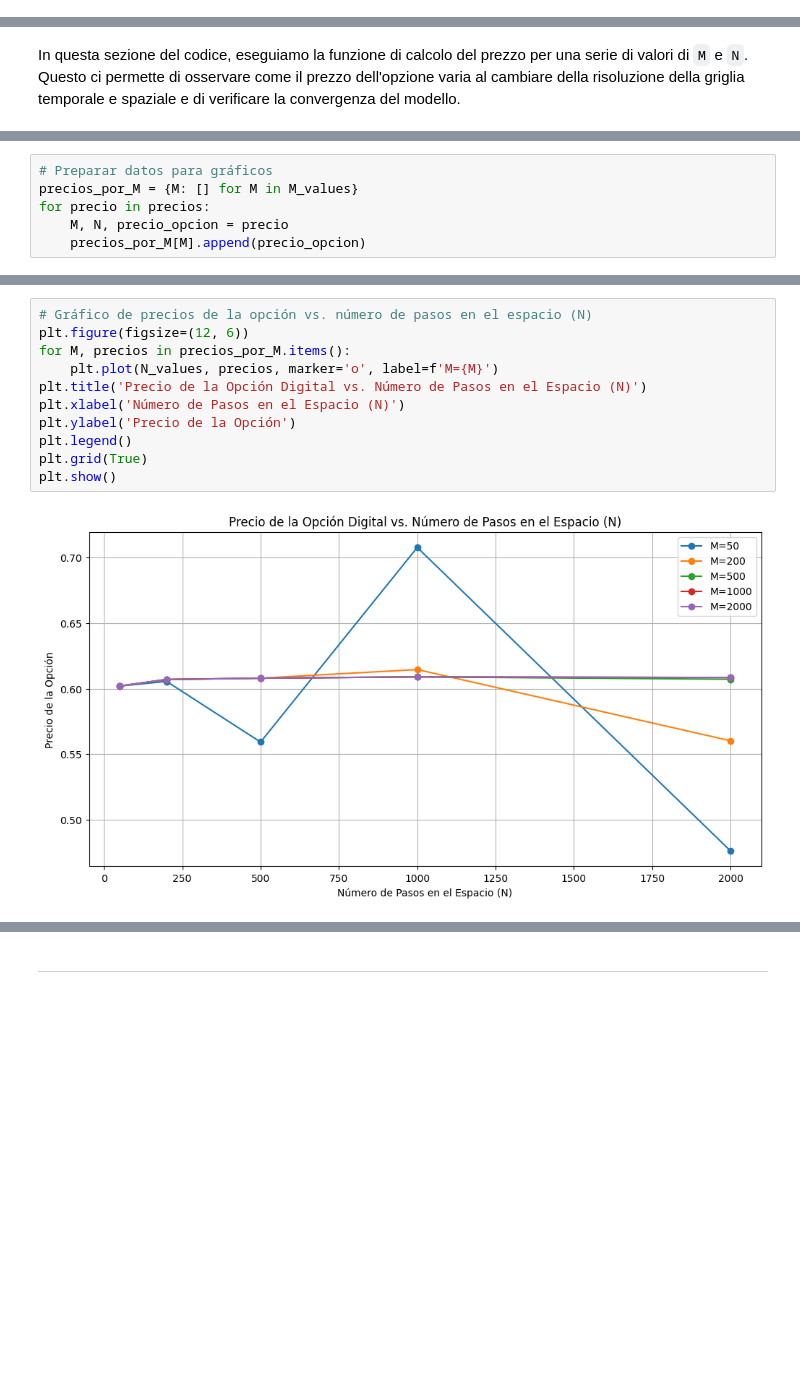
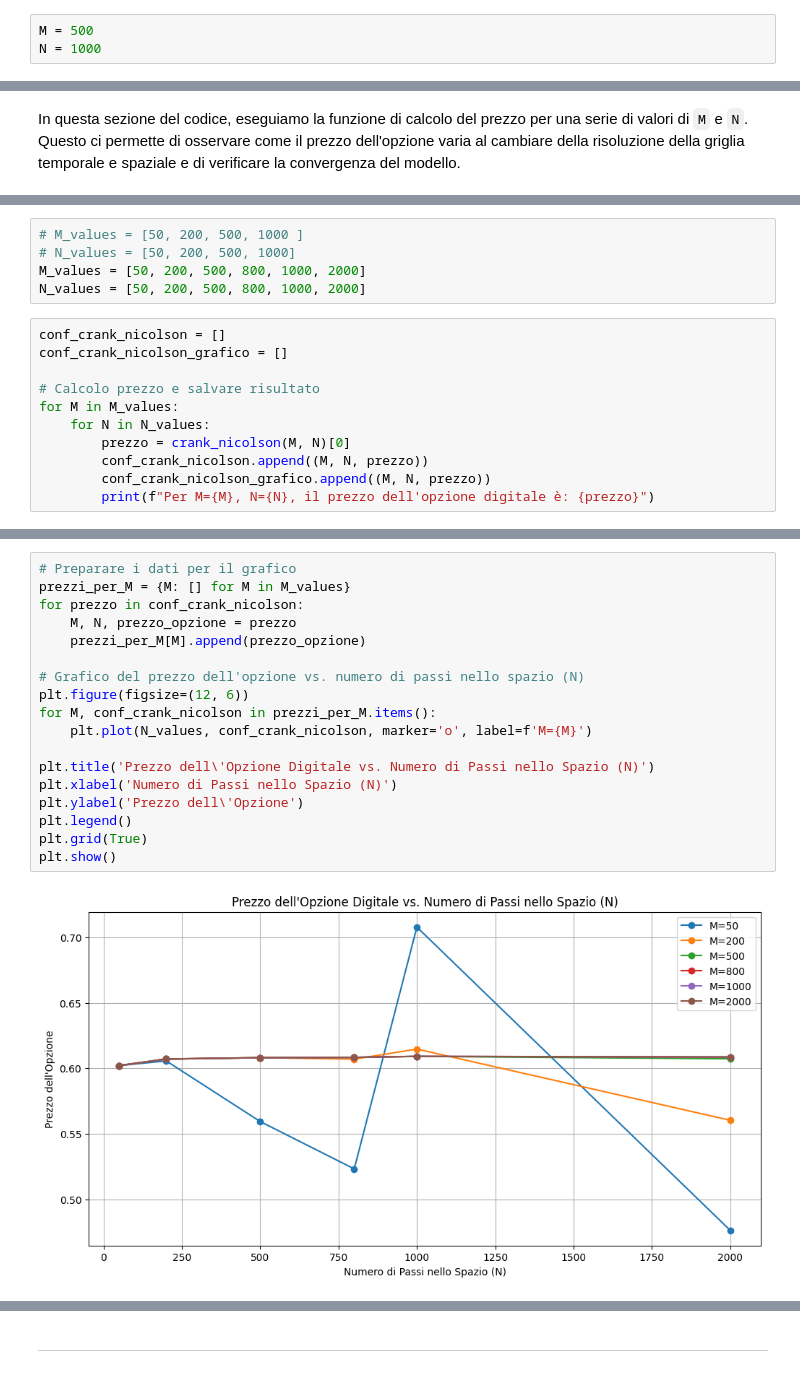
Before and after one commit to LucaBia/prodotti_derivati, a Jupyter notebook: Marazzina.ipynb, the cells around one changed output, grey strips where cells are left out. Cells and saved outputs as stored; diff of their text form; blank space fills up the shorter version.

Commit message:
feat: grafici convergenza Crank Nicolson e Eulero Implicito

```diff
--- a/Marazzina.ipynb
+++ b/Marazzina.ipynb
@@ -12,3 +13,6 @@ S_max = 3 * S0  # Extremo superior del rango de precios del subyacente
+# %%
+M = 500
+N = 1000
 # %% [markdown]
 # Modello di Black-Scholes per Opzioni Digitali
 
@@ -154,6 +135,16 @@ Para M=2000, N=2000, el precio de la opción digital es: 0.6085549231078241
-# %%
-# Preparar datos para gráficos
-precios_por_M = {M: [] for M in M_values}
-for precio in precios:
-    M, N, precio_opcion = precio
-    precios_por_M[M].append(precio_opcion)
+# %%
+# M_values = [50, 200, 500, 1000 ]
+# N_values = [50, 200, 500, 1000]
+M_values = [50, 200, 500, 800, 1000, 2000]
+N_values = [50, 200, 500, 800, 1000, 2000]
+# %%
+conf_crank_nicolson = []
+conf_crank_nicolson_grafico = []
+
+# Calcolo prezzo e salvare risultato
+for M in M_values:
+    for N in N_values:
+        prezzo = crank_nicolson(M, N)[0]
+        conf_crank_nicolson.append((M, N, prezzo))
+        conf_crank_nicolson_grafico.append((M, N, prezzo))
+        print(f"Per M={M}, N={N}, il prezzo dell'opzione digitale è: {prezzo}")
@@ -160,13 +195,20 @@ for precio in precios:
 # %%
-# Gráfico de precios de la opción vs. número de pasos en el espacio (N)
+# Preparare i dati per il grafico
+prezzi_per_M = {M: [] for M in M_values}
+for prezzo in conf_crank_nicolson:
+    M, N, prezzo_opzione = prezzo
+    prezzi_per_M[M].append(prezzo_opzione)
+
+# Grafico del prezzo dell'opzione vs. numero di passi nello spazio (N)
 plt.figure(figsize=(12, 6))
-for M, precios in precios_por_M.items():
-    plt.plot(N_values, precios, marker='o', label=f'M={M}')
-plt.title('Precio de la Opción Digital vs. Número de Pasos en el Espacio (N)')
-plt.xlabel('Número de Pasos en el Espacio (N)')
-plt.ylabel('Precio de la Opción')
+for M, conf_crank_nicolson in prezzi_per_M.items():
+    plt.plot(N_values, conf_crank_nicolson, marker='o', label=f'M={M}')
+
+plt.title('Prezzo dell\'Opzione Digitale vs. Numero di Passi nello Spazio (N)')
+plt.xlabel('Numero di Passi nello Spazio (N)')
+plt.ylabel('Prezzo dell\'Opzione')
 plt.legend()
 plt.grid(True)
 plt.show()
 # %% [output]
-[figure, old version]
+[figure, new version]
```
Also changed, not shown: parts of 35 cells of this notebook.
